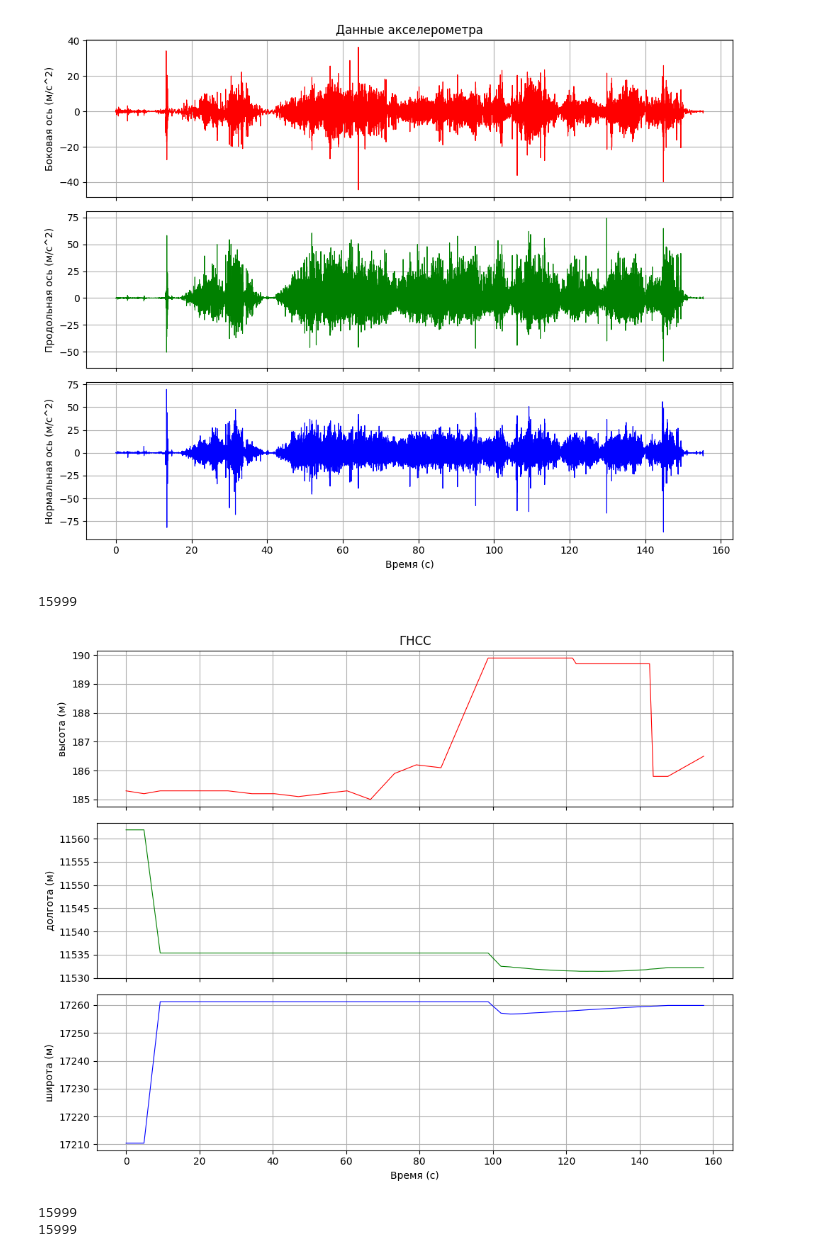
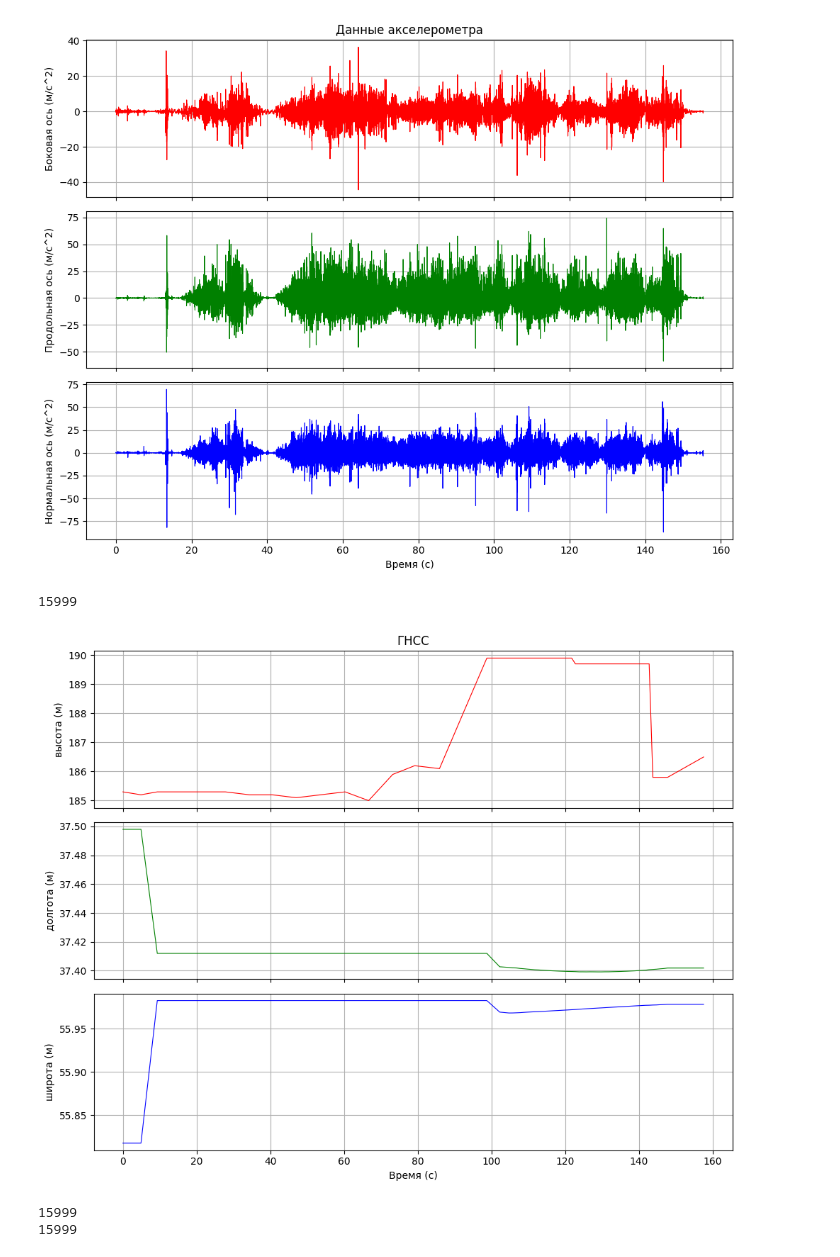
Before and after one commit to WWnotLL/VKRS, a Jupyter notebook: МОЙ КОД.ipynb, the cells around one changed output. Drawn from its saved outputs; the diff is of its cells as text; code cells hidden in the pictures.

```diff
--- a/МОЙ КОД.ipynb
+++ b/МОЙ КОД.ipynb
@@ -44,7 +44,7 @@ def derivative(t, x0):
     return x
 
 
-time, gyro_x, gyro_y, gyro_z = read_csv_gyro("C:\\MAI_Folder\\5_KURS\\UIRS\\Стабилизация тряски камеры\\9-2026-10-03_13-22-24\\Gyroscope.csv")
+time, gyro_x, gyro_y, gyro_z = read_csv_gyro("C:\\MAI_Folder\\5_KURS\\UIRS\\Стабилизация тряски камеры\\маленькое видео\\9-2026-10-03_13-22-24\\Gyroscope.csv")
 #time, gyro_x, gyro_y, gyro_z = read_csv_gyro("C:\\MAI_Folder\\5_KURS\\UIRS\\Стабилизация тряски камеры\\2026-10-03_12-49-46\\Gyroscope.csv")
 
 
@@ -101,9 +101,6 @@ def read_csv_acc(fname):
     x = []
     y = []
     z = []
-    altitude = []
-    longitude = []
-    latitude = []
     init = False
     t0 = 0
     with open(fname, newline = '') as csvfile:
@@ -121,7 +118,7 @@ def read_csv_acc(fname):
                     init=True
     return time, x, y, z
 
-time, acc_x, acc_y, acc_z = read_csv_acc('C:\\MAI_Folder\\5_KURS\\UIRS\\Стабилизация тряски камеры\\9-2026-10-03_13-22-24\\Accelerometer.csv')
+time, acc_x, acc_y, acc_z = read_csv_acc('C:\\MAI_Folder\\5_KURS\\UIRS\\Стабилизация тряски камеры\\маленькое видео\\9-2026-10-03_13-22-24\\Accelerometer.csv')
 #time, acc_x, acc_y, acc_z = read_csv_acc("C:\\MAI_Folder\\5_KURS\\UIRS\\Стабилизация тряски камеры\\2026-10-03_12-49-46\\Accelerometer.csv")
 
 fig, axs = plt.subplots(3, 1, figsize=(10, 8), sharex=True)
@@ -167,44 +164,44 @@ def read_csv_gnss(fname):
                         t0 = float(row[0])
                     time.append((float(row[0])-t0)/10e8)
                     altitude.append(float(row[8]))
-                    longitude.append(float(row[9])*111000/360)
-                    latitude.append(float(row[10])*111000/360)
+                    longitude.append(float(row[9]))
+                    latitude.append(float(row[10]))
                 else:
                     init=True
     return time, altitude, longitude, latitude
 
-time_gnss, altitude, longitude, latitude = read_csv_gnss('C:\\MAI_Folder\\5_KURS\\UIRS\\Стабилизация тряски камеры\\9-2026-10-03_13-22-24\\Location.csv')
+time_gnss, altitude, longitude, latitude = read_csv_gnss('C:\\MAI_Folder\\5_KURS\\UIRS\\Стабилизация тряски камеры\\маленькое видео\\9-2026-10-03_13-22-24\\Location.csv')
 #time_gnss, altitude, longitude, latitude = read_csv_gnss("C:\\MAI_Folder\\5_KURS\\UIRS\\Стабилизация тряски камеры\\2026-10-03_12-49-46\\Location.csv")
 
 print(len(time))
 
 fig, axs = plt.subplots(3, 1, figsize=(10, 8), sharex=True)
 
 # График X
 axs[0].plot(time_gnss, altitude, color='red', linewidth=0.8)
 axs[0].set_ylabel('высота (м)')
 axs[0].grid(True)
 axs[0].set_title('ГНСС')
 
 # График Y
 axs[1].plot(time_gnss, longitude, color='green', linewidth=0.8)
 axs[1].set_ylabel('долгота (м)')
 axs[1].grid(True)
 
 # График Z
 axs[2].plot(time_gnss, latitude, color='blue', linewidth=0.8)
 axs[2].set_ylabel('широта (м)')
 axs[2].set_xlabel('Время (с)')
 axs[2].grid(True)
 
 # Автоматически подгоняем отступы, чтобы подписи не перекрывались
 plt.tight_layout()
 
 # Отображаем все графики в одном окне
 plt.show()
 # %% [output]
 15999
-[figure, old version]
+[figure, new version]
 # %%
 V_prod = integral(time, acc_y)
 V_bok = integral(time, acc_x)
```
Also changed, not shown: parts of 6 cells of this notebook.
